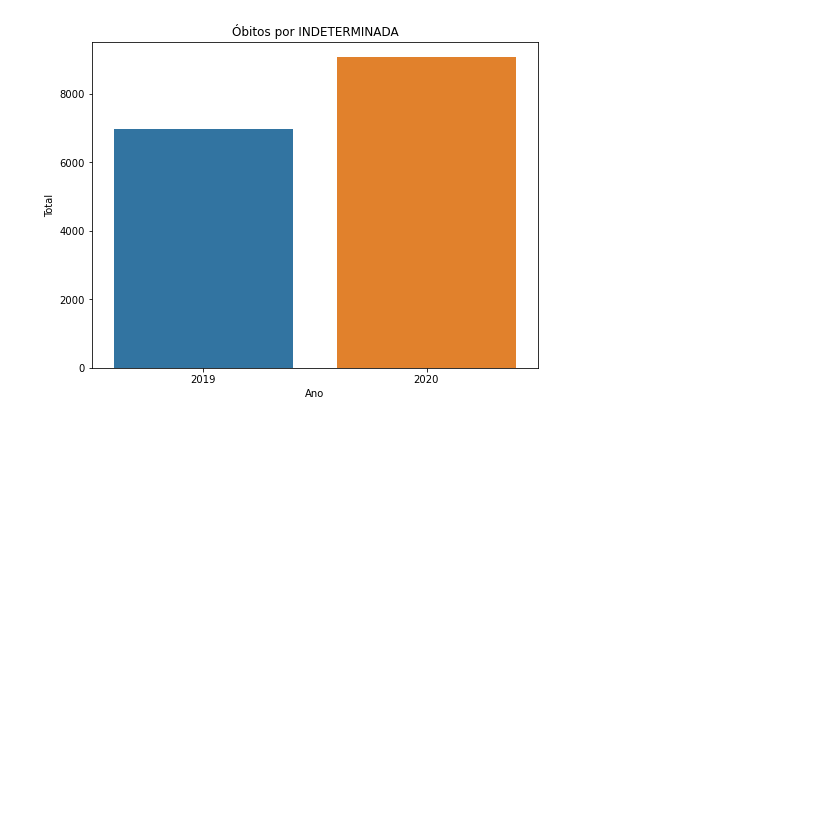
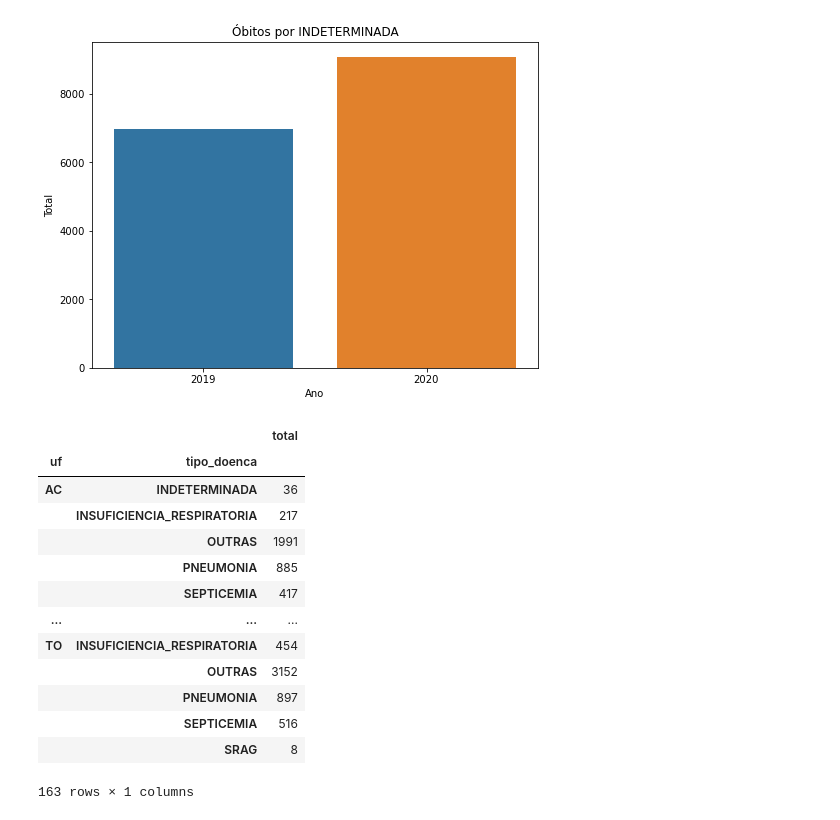
Before and after one commit to RosanaTrevisan/analise_covid, a Jupyter notebook: notebooks/analise_obitos_covid.ipynb, the cells around one changed output. Drawn from its saved outputs; the diff is of its cells as text; code cells hidden in the pictures; blank space fills up the shorter version.

```diff
--- a/notebooks/analise_obitos_covid.ipynb
+++ b/notebooks/analise_obitos_covid.ipynb
@@ -107,3 +107,21 @@ def grafico_comparativo(causa):
 grafico_comparativo("INDETERMINADA")
 # %% [output]
 [figure]
+# %%
+t = total_2019 = dados_2019.groupby(["uf", "tipo_doenca"]).sum()
+t
+# %% [output]
+|  |  | total |
+| uf | tipo_doenca |  |
+| AC | INDETERMINADA | 36 |
+|  | INSUFICIENCIA_RESPIRATORIA | 217 |
+|  | OUTRAS | 1991 |
+|  | PNEUMONIA | 885 |
+|  | SEPTICEMIA | 417 |
+| ... | ... | ... |
+| TO | INSUFICIENCIA_RESPIRATORIA | 454 |
+|  | OUTRAS | 3152 |
+|  | PNEUMONIA | 897 |
+|  | SEPTICEMIA | 516 |
+|  | SRAG | 8 |
+163 rows × 1 columns
```
Also changed, not shown: parts of 1 cell of this notebook.
